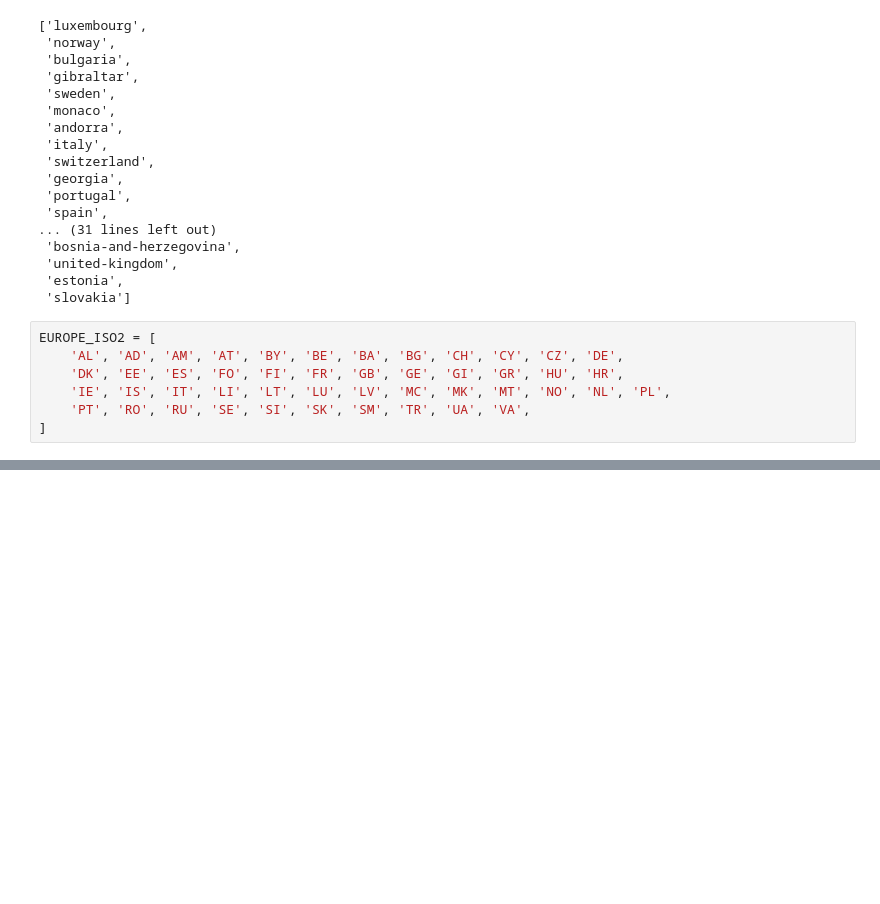
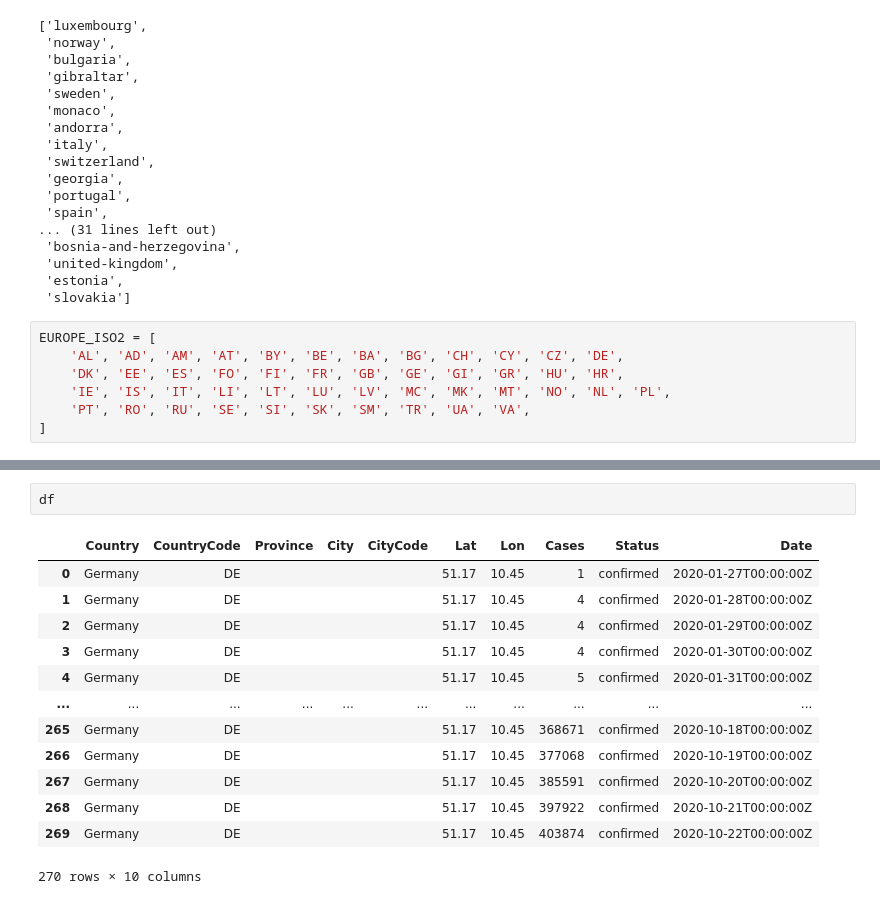
Before and after one commit to rubenflamshepherd/covidpercapita, a Jupyter notebook: notebooks/per-capita-calculator.ipynb, the cells around one changed output, grey strips where cells are left out. Saved outputs shown, nothing was run; the diff lists cells and outputs as text; blank space fills up the shorter version.

```diff
--- a/notebooks/per-capita-calculator.ipynb
+++ b/notebooks/per-capita-calculator.ipynb
@@ -270,0 +165,16 @@ EUROPE_ISO2 = [
+# %%
+df
+# %% [output]
+|  | Country | CountryCode | Province | City | CityCode | Lat | Lon | Cases | Status | Date |
+| 0 | Germany | DE |  |  |  | 51.17 | 10.45 | 1 | confirmed | 2020-01-27T00:00:00Z |
+| 1 | Germany | DE |  |  |  | 51.17 | 10.45 | 4 | confirmed | 2020-01-28T00:00:00Z |
+| 2 | Germany | DE |  |  |  | 51.17 | 10.45 | 4 | confirmed | 2020-01-29T00:00:00Z |
+| 3 | Germany | DE |  |  |  | 51.17 | 10.45 | 4 | confirmed | 2020-01-30T00:00:00Z |
+| 4 | Germany | DE |  |  |  | 51.17 | 10.45 | 5 | confirmed | 2020-01-31T00:00:00Z |
+| ... | ... | ... | ... | ... | ... | ... | ... | ... | ... | ... |
+| 265 | Germany | DE |  |  |  | 51.17 | 10.45 | 368671 | confirmed | 2020-10-18T00:00:00Z |
+| 266 | Germany | DE |  |  |  | 51.17 | 10.45 | 377068 | confirmed | 2020-10-19T00:00:00Z |
+| 267 | Germany | DE |  |  |  | 51.17 | 10.45 | 385591 | confirmed | 2020-10-20T00:00:00Z |
+| 268 | Germany | DE |  |  |  | 51.17 | 10.45 | 397922 | confirmed | 2020-10-21T00:00:00Z |
+| 269 | Germany | DE |  |  |  | 51.17 | 10.45 | 403874 | confirmed | 2020-10-22T00:00:00Z |
+270 rows × 10 columns
```
Also changed, not shown: parts of 16 cells of this notebook, 2 other files.
